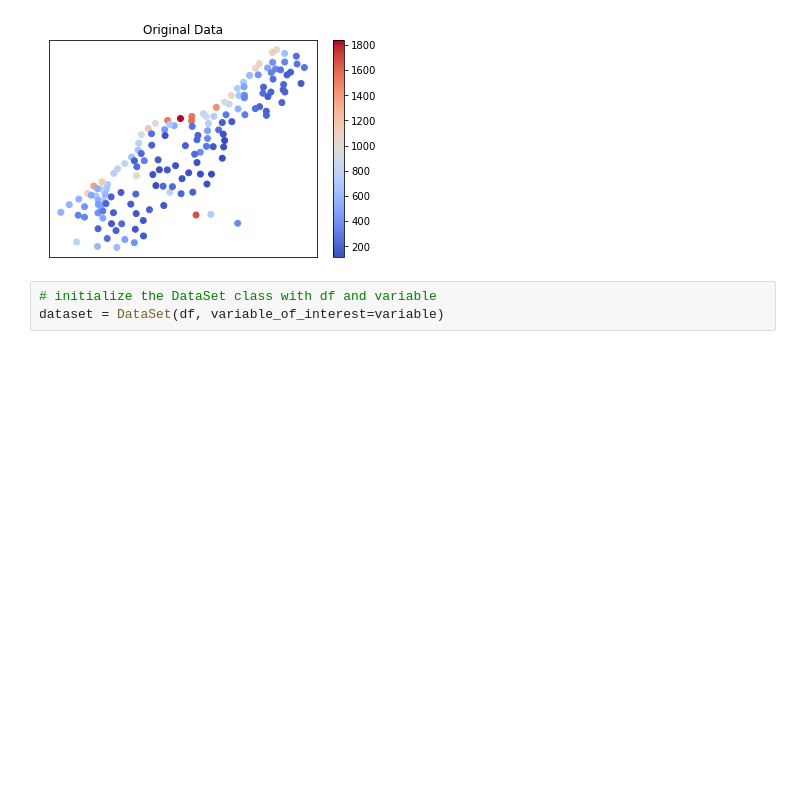
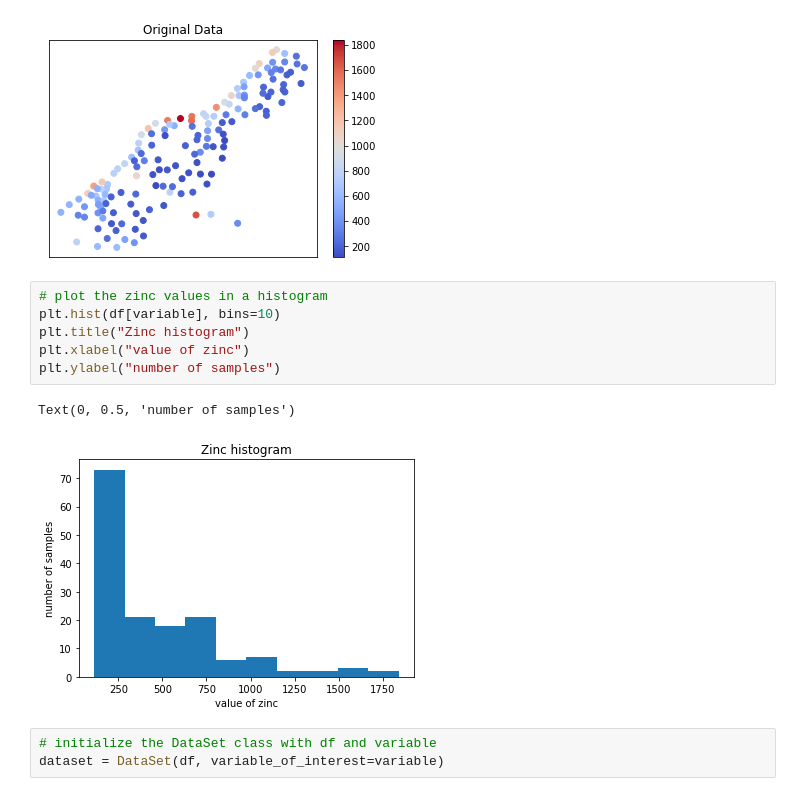
Before and after one commit to SSolarski/spatialvinecopula, a Jupyter notebook: Spatial_Vine_Copulas.ipynb, the cells around one changed output. Drawn from its saved outputs; the diff is of its cells as text; blank space fills up the shorter version.

```diff
--- a/Spatial_Vine_Copulas.ipynb
+++ b/Spatial_Vine_Copulas.ipynb
@@ -61,6 +60,15 @@ plt.colorbar()
 plt.show()
 # %% [output]
 [figure]
+# %%
+# plot the zinc values in a histogram
+plt.hist(df[variable], bins=10)
+plt.title("Zinc histogram")
+plt.xlabel("value of zinc")
+plt.ylabel("number of samples")
+# %% [output]
+Text(0, 0.5, 'number of samples')
+[figure, added]
 # %%
 # initialize the DataSet class with df and variable
 dataset = DataSet(df, variable_of_interest=variable)
```
Also changed, not shown: parts of 27 cells of this notebook, 1 other file.
